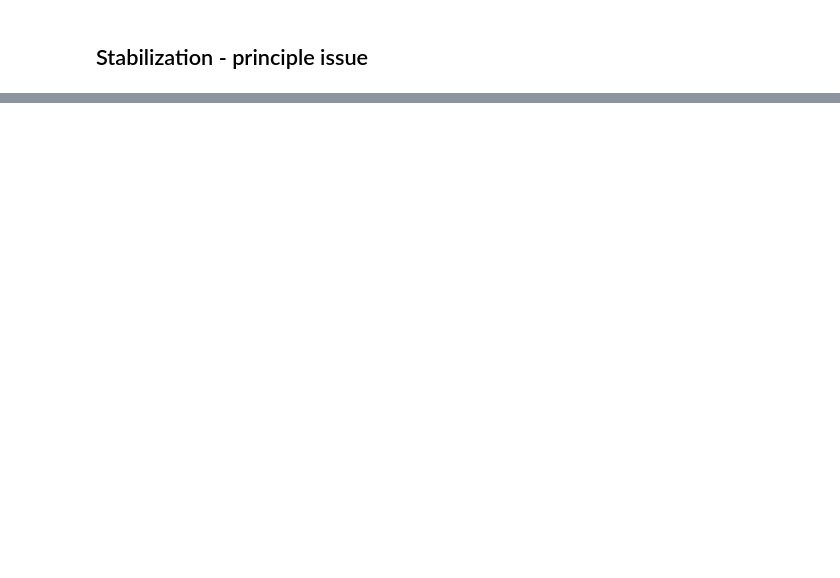
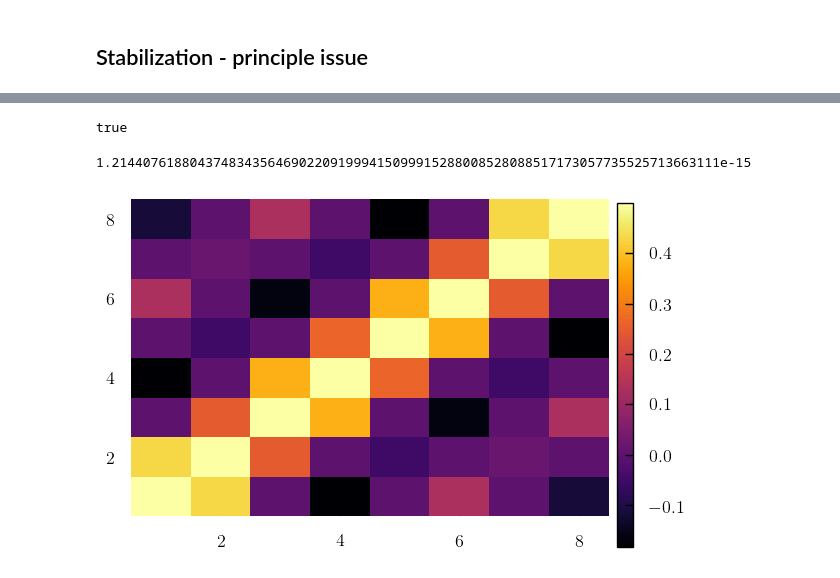
Before and after one commit to carstenbauer/StableDQMC.jl, a Jupyter notebook: notebooks/accuracy.ipynb, the cells around one changed output, grey strips where cells are left out. Cells and saved outputs as stored; diff of their text form; code cells hidden in the pictures; blank space fills up the shorter version.

```diff
--- a/notebooks/accuracy.ipynb
+++ b/notebooks/accuracy.ipynb
@@ -236,0 +263,12 @@ xlims!((0., 400.))
+# %%
+isapprox(G_qr_udt, G_qr_udt_scalettar)
+# %% [output]
+true
+# %%
+maximum(G_genericsvd - G_qr_udt)
+# %% [output]
+1.214407618804374834356469022091999415099915288008528088517173057735525713663111e-15
+# %%
+heatmap(Float64.(G_genericsvd))
+# %% [output]
+[figure, added]
```
Also changed, not shown: parts of 34 cells of this notebook, 9 other files.
